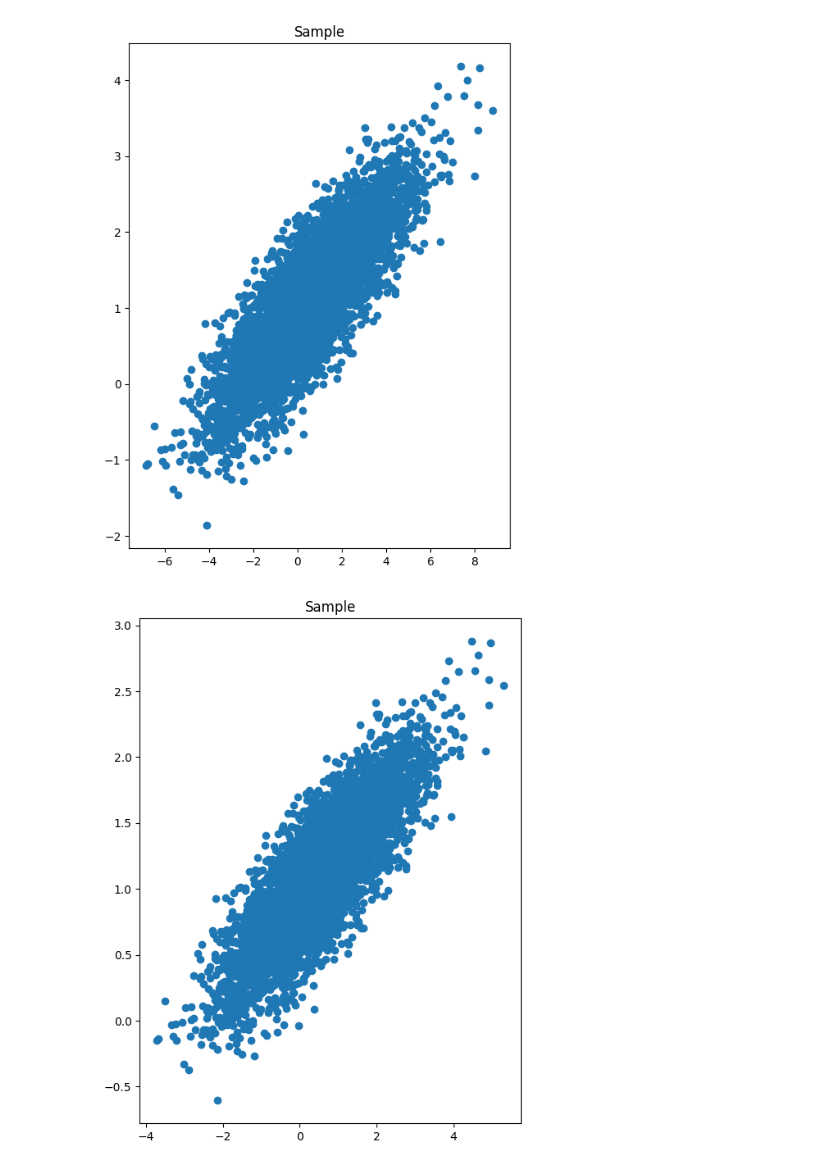
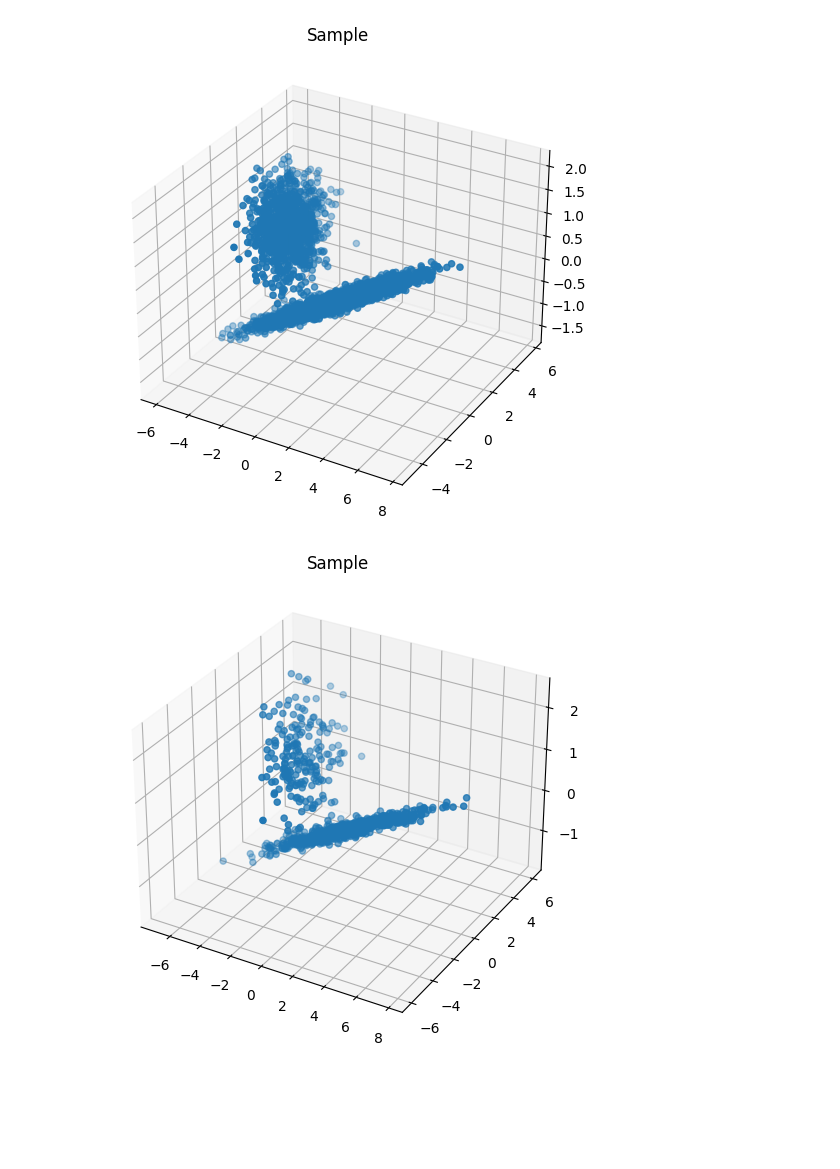
Before and after one commit to Mincheol2/t3VAE, a Jupyter notebook: Simulation_study/Simulation_study.ipynb, the cells around one changed output. Saved outputs shown, nothing was run; the diff lists cells and outputs as text; code cells hidden in the pictures; blank space fills up the shorter version.

Commit message:
Simulation task

```diff
--- a/Simulation_study/Simulation_study.ipynb
+++ b/Simulation_study/Simulation_study.ipynb
@@ -151,11 +57,16 @@ contrast_trainset = MYTensorDataset(normal_sample)
 # %%
 import matplotlib.pyplot as plt
-from simul_visualize import visualize_2D, visualize_3D, total_visualize_2D, total_visualize_3D
+from simul_visualize import visualize_2D, visualize_3D, visualize_PCA, total_visualize_2D, total_visualize_3D, total_visualize_PCA
 
-
-# visualize_3D(t_sample).show()
-visualize_2D(t_sample).show()
-visualize_2D(normal_sample).show()
+if p_dim == 2 :
+    visualize_2D(train_data).show()
+    visualize_2D(test_data).show()
+elif p_dim == 3 :
+    visualize_3D(train_data).show()
+    visualize_3D(test_data).show()
+else  :
+    visualize_PCA(train_data).show()
+    visualize_PCA(test_data).show()
 # %% [output]
-[figure, old version]
+[figure, new version]
-[figure, old version]
+[figure, new version]
```
Also changed, not shown: parts of 12 cells of this notebook, 14 other files.
